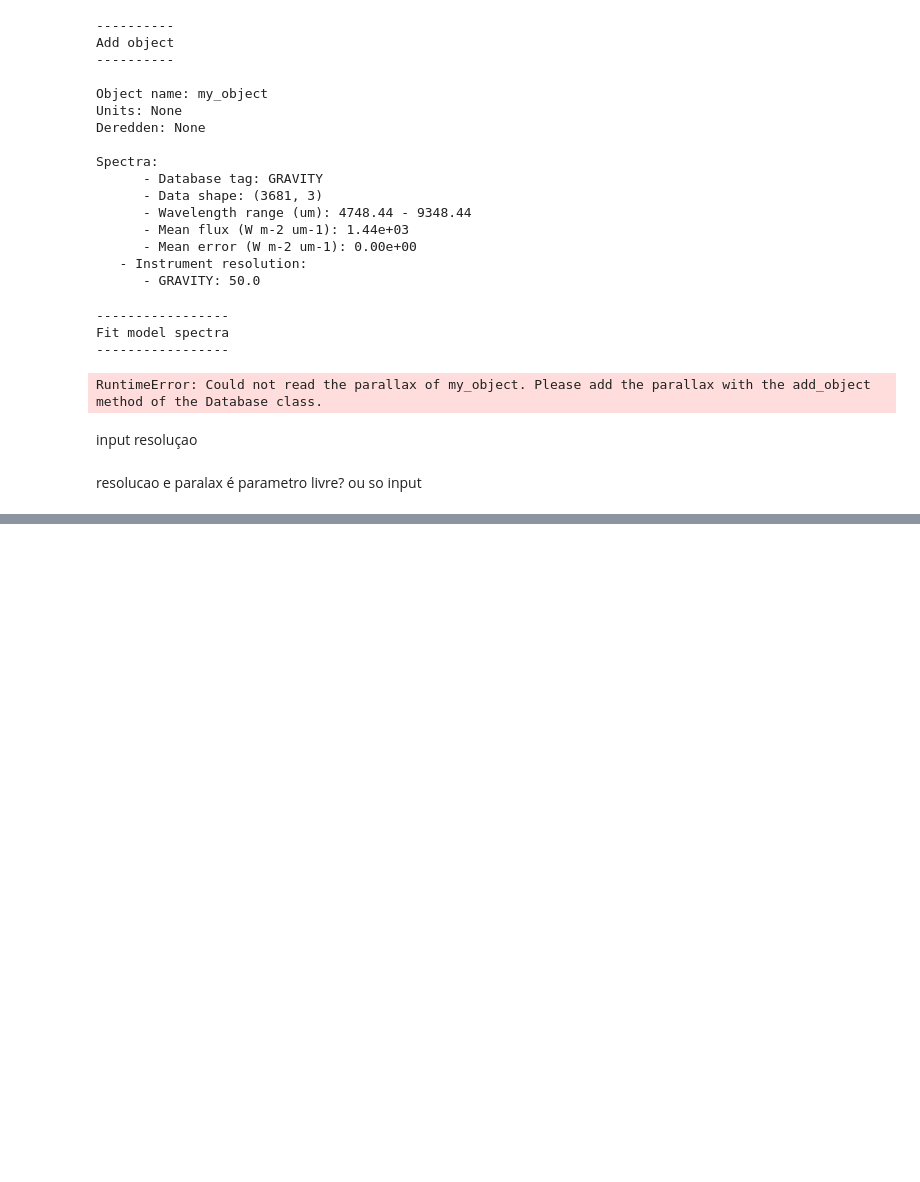
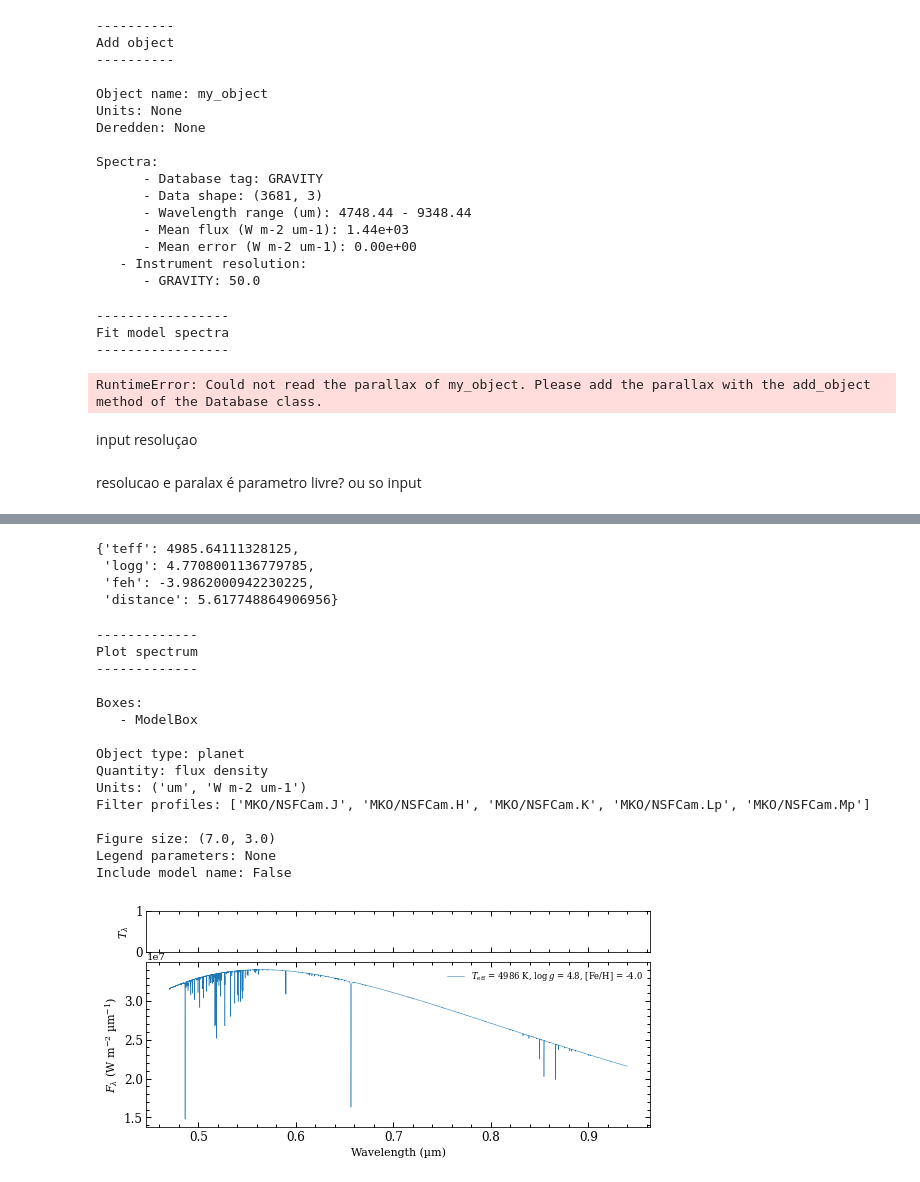
Before and after one commit to rita-png/extinction-ifs, a Jupyter notebook: cubes-Na.ipynb, the cells around one changed output, grey strips where cells are left out. Saved outputs shown, nothing was run; the diff lists cells and outputs as text; code cells hidden in the pictures; blank space fills up the shorter version.

```diff
--- a/cubes-Na.ipynb
+++ b/cubes-Na.ipynb
@@ -797,0 +865,2 @@ hdu.writeto('../MUSEspectrum1.fits', overwrite=True)
+# %%
+model = ReadModel(model=model_choice, wavel_range=(0.47, 0.94))
@@ -797,0 +878,6 @@ hdu.writeto('../MUSEspectrum1.fits', overwrite=True)
+# %%
+i=0
+# %%
+model_param = {'teff':stars_data.iloc[i]['teff'], 'logg':stars_data.iloc[i]['logg'], 'feh':stars_data.iloc[i]['met'], 'distance':1/stars_data.iloc[i]['parallax']}
+# %%
+model_box = model.get_model(model_param=model_param, spec_res=RES)
@@ -797,0 +898,7 @@ hdu.writeto('../MUSEspectrum1.fits', overwrite=True)
+# %%
+model_param
+# %% [output]
+{'teff': 4985.64111328125,
+ 'logg': 4.7708001136779785,
+ 'feh': -3.9862000942230225,
+ 'distance': 5.617748864906956}
@@ -797,0 +907,23 @@ hdu.writeto('../MUSEspectrum1.fits', overwrite=True)
+# %%
+fig = plot_spectrum(boxes=[model_box],
+                    filters=['MKO/NSFCam.J', 'MKO/NSFCam.H', 'MKO/NSFCam.K', 'MKO/NSFCam.Lp', 'MKO/NSFCam.Mp'],
+                    legend={'loc': 'upper right', 'frameon': False, 'fontsize': 8.5},
+                    figsize=(7., 3.),
+                    output=None)
+# %% [output]
+-------------
+Plot spectrum
+-------------
+
+Boxes:
+   - ModelBox
+
+Object type: planet
+Quantity: flux density
+Units: ('um', 'W m-2 um-1')
+Filter profiles: ['MKO/NSFCam.J', 'MKO/NSFCam.H', 'MKO/NSFCam.K', 'MKO/NSFCam.Lp', 'MKO/NSFCam.Mp']
+
+Figure size: (7.0, 3.0)
+Legend parameters: None
+Include model name: False
+[figure, added]
```
Also changed, not shown: parts of 46 cells of this notebook, 2 other files.
